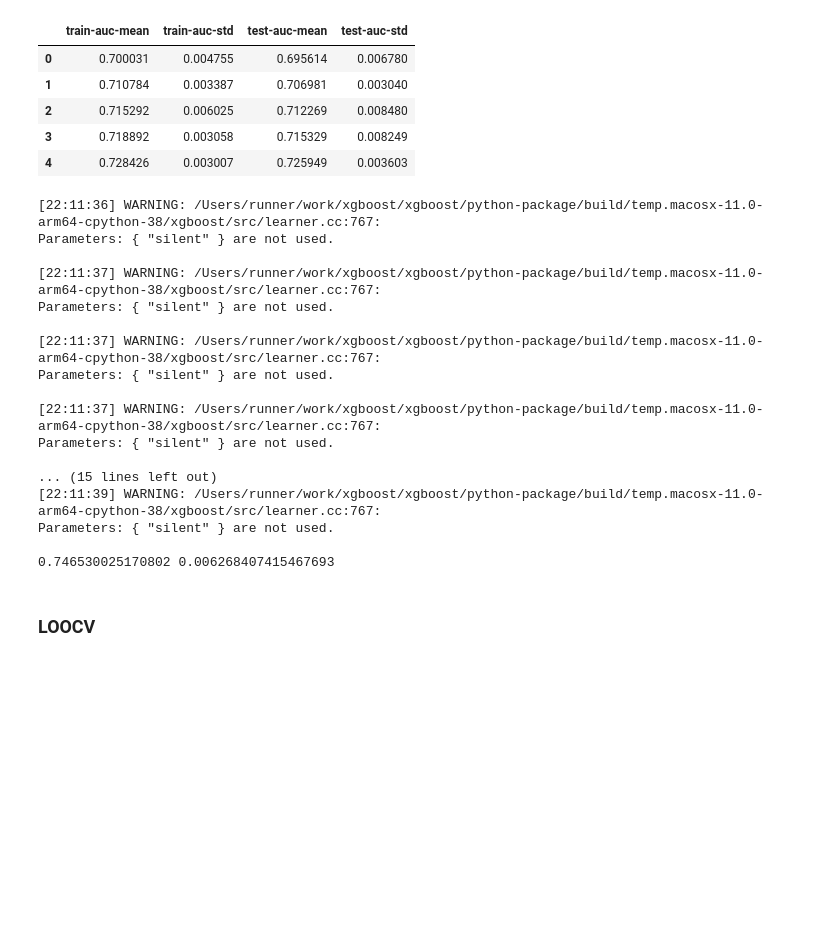
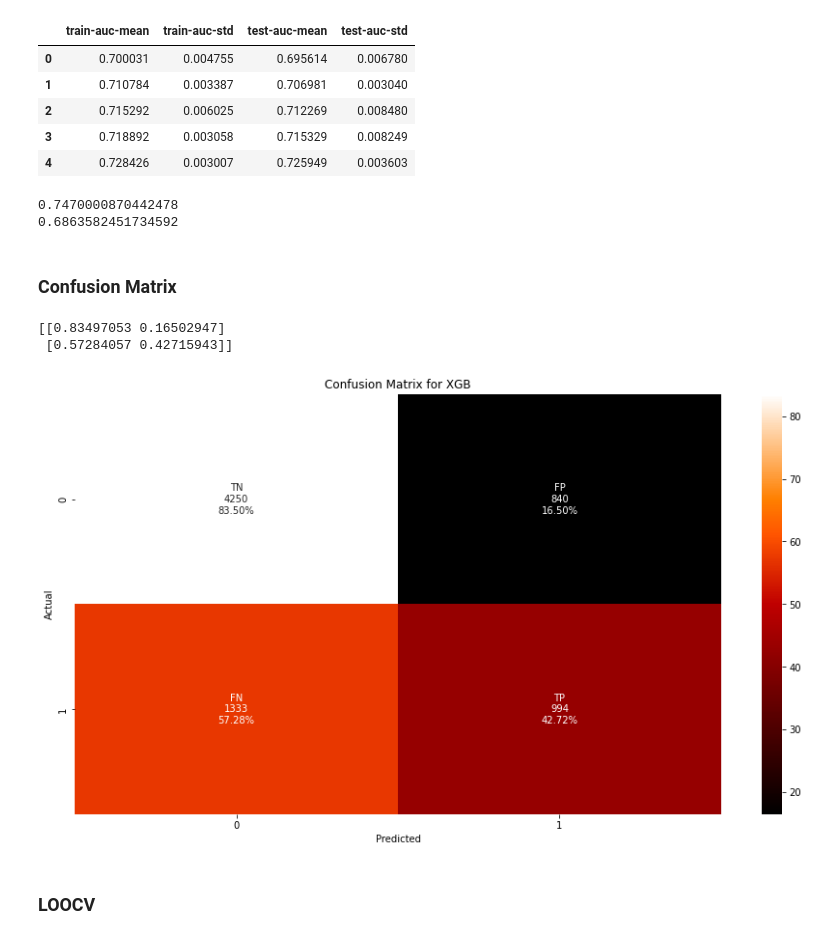
Before and after one commit to Evergarden0101/sensor-data-analysis-pipeline, a Jupyter notebook: back-end/jupyter/EMG.ipynb, the cells around one changed output. Drawn from its saved outputs; the diff is of its cells as text; code cells hidden in the pictures; blank space fills up the shorter version.

```diff
--- a/back-end/jupyter/EMG.ipynb
+++ b/back-end/jupyter/EMG.ipynb
@@ -480,26 +466,40 @@ xgb_cv.head()
 | 3 | 0.718892 | 0.003058 | 0.715329 | 0.008249 |
 | 4 | 0.728426 | 0.003007 | 0.725949 | 0.003603 |
 # %%
-accuracies = cross_val_score(estimator = best_xgb, X = x_train, y = y_train, cv = 10)
-print(accuracies.mean(), accuracies.std())
+scoring = {'accuracy' : make_scorer(accuracy_score),
+           'precision' : make_scorer(precision_score),
+           'recall' : make_scorer(recall_score),
+           'f1_score' : make_scorer(f1_score)}
+accuracies = model_selection.cross_validate(estimator = best_xgb, X = x_train, y = y_train, cv = 10, scoring=scoring)
+print(accuracies['test_accuracy'].mean())
+print(accuracies['test_precision'].mean())
 # %% [output]
-[22:11:36] WARNING: /Users/runner/work/xgboost/xgboost/python-package/build/temp.macosx-11.0-arm64-cpython-38/xgboost/src/learner.cc:767:
-Parameters: { "silent" } are not used.
-
-[22:11:37] WARNING: /Users/runner/work/xgboost/xgboost/python-package/build/temp.macosx-11.0-arm64-cpython-38/xgboost/src/learner.cc:767:
-Parameters: { "silent" } are not used.
-
-[22:11:37] WARNING: /Users/runner/work/xgboost/xgboost/python-package/build/temp.macosx-11.0-arm64-cpython-38/xgboost/src/learner.cc:767:
-Parameters: { "silent" } are not used.
-
-[22:11:37] WARNING: /Users/runner/work/xgboost/xgboost/python-package/build/temp.macosx-11.0-arm64-cpython-38/xgboost/src/learner.cc:767:
-Parameters: { "silent" } are not used.
-
-... (15 lines left out)
-[22:11:39] WARNING: /Users/runner/work/xgboost/xgboost/python-package/build/temp.macosx-11.0-arm64-cpython-38/xgboost/src/learner.cc:767:
-Parameters: { "silent" } are not used.
-
-0.746530025170802 0.006268407415467693
+0.7470000870442478
+0.6863582451734592
+# %% [markdown]
+### Confusion Matrix
+# %%
+cm = confusion_matrix(y_test, y_p)
+cmn = cm.astype('float') / cm.sum(axis=1)[:, np.newaxis]
+print(cmn)
+group_names = ['TN','FP','FN', 'TP']
+group_counts = ['{0:0.0f}'.format(value) for value in
+                cm.flatten()]
+group_percentages = ['{0:.2%}'.format(value) for value in
+                     cmn.flatten()]
+labels = [f'{v1}\n{v2}\n{v3}' for v1, v2, v3 in
+          zip(group_names,group_counts,group_percentages)]
+labels = np.asarray(labels).reshape(2,2)
+plt.figure(figsize = (15,8))
+sns.heatmap(cmn*100, annot=labels, fmt='', cmap='gist_heat')
+plt.xlabel("Predicted")
+plt.ylabel("Actual")
+plt.title("Confusion Matrix for XGB")
+plt.show()
+# %% [output]
+[[0.83497053 0.16502947]
+ [0.57284057 0.42715943]]
+[figure, added]
 # %% [markdown]
 ### LOOCV
 # %%
```
Also changed, not shown: parts of 11 cells of this notebook, 6 other files.
